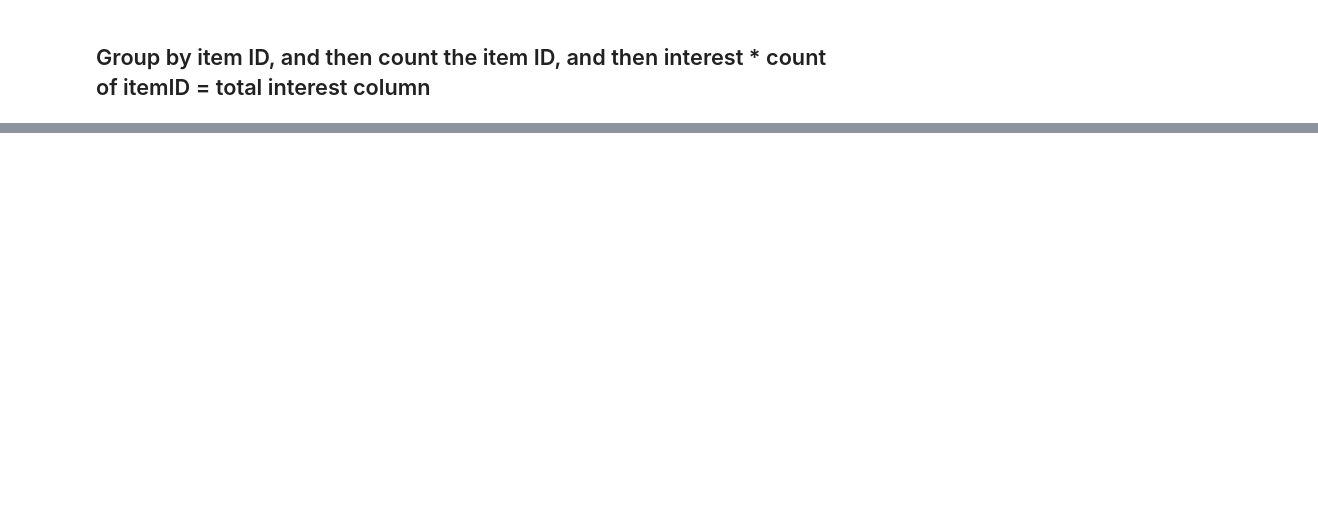
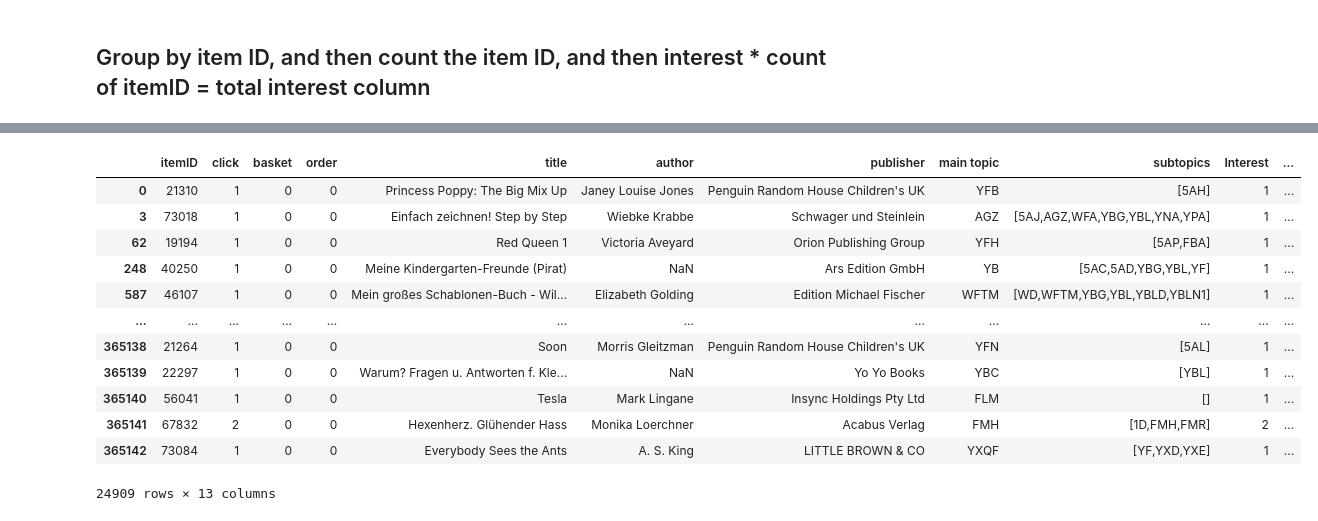
Before and after one commit to SohZongXian/DMC-2021, a Jupyter notebook: DMC script.ipynb, the cells around one changed output, grey strips where cells are left out. Cells and saved outputs as stored; diff of their text form; code cells hidden in the pictures; blank space fills up the shorter version.

```diff
--- a/DMC script.ipynb
+++ b/DMC script.ipynb
@@ -55,2 +134,24 @@ book_data.head()
 # %%
 ##compute total interest (interest*frequency)
+# %%
+##Generate total interest
+
+book_data["Total_Interest"] = book_data["Frequency"] * book_data["Interest"]
+
+##Print latest book_data
+
+book_data
+# %% [output]
+|  | itemID | click | basket | order | title | author | publisher | main topic | subtopics | Interest | ... |
+| 0 | 21310 | 1 | 0 | 0 | Princess Poppy: The Big Mix Up | Janey Louise Jones | Penguin Random House Children's UK | YFB | [5AH] | 1 | ... |
+| 3 | 73018 | 1 | 0 | 0 | Einfach zeichnen! Step by Step | Wiebke Krabbe | Schwager und Steinlein | AGZ | [5AJ,AGZ,WFA,YBG,YBL,YNA,YPA] | 1 | ... |
+| 62 | 19194 | 1 | 0 | 0 | Red Queen 1 | Victoria Aveyard | Orion Publishing Group | YFH | [5AP,FBA] | 1 | ... |
+| 248 | 40250 | 1 | 0 | 0 | Meine Kindergarten-Freunde (Pirat) | NaN | Ars Edition GmbH | YB | [5AC,5AD,YBG,YBL,YF] | 1 | ... |
+| 587 | 46107 | 1 | 0 | 0 | Mein großes Schablonen-Buch - Wil... | Elizabeth Golding | Edition Michael Fischer | WFTM | [WD,WFTM,YBG,YBL,YBLD,YBLN1] | 1 | ... |
+| ... | ... | ... | ... | ... | ... | ... | ... | ... | ... | ... | ... |
+| 365138 | 21264 | 1 | 0 | 0 | Soon | Morris Gleitzman | Penguin Random House Children's UK | YFN | [5AL] | 1 | ... |
+| 365139 | 22297 | 1 | 0 | 0 | Warum? Fragen u. Antworten f. Kle... | NaN | Yo Yo Books | YBC | [YBL] | 1 | ... |
+| 365140 | 56041 | 1 | 0 | 0 | Tesla | Mark Lingane | Insync Holdings Pty Ltd | FLM | [] | 1 | ... |
+| 365141 | 67832 | 2 | 0 | 0 | Hexenherz. Glühender Hass | Monika Loerchner | Acabus Verlag | FMH | [1D,FMH,FMR] | 2 | ... |
+| 365142 | 73084 | 1 | 0 | 0 | Everybody Sees the Ants | A. S. King | LITTLE BROWN & CO | YXQF | [YF,YXD,YXE] | 1 | ... |
+24909 rows × 13 columns
```
Also changed, not shown: parts of 18 cells of this notebook.
